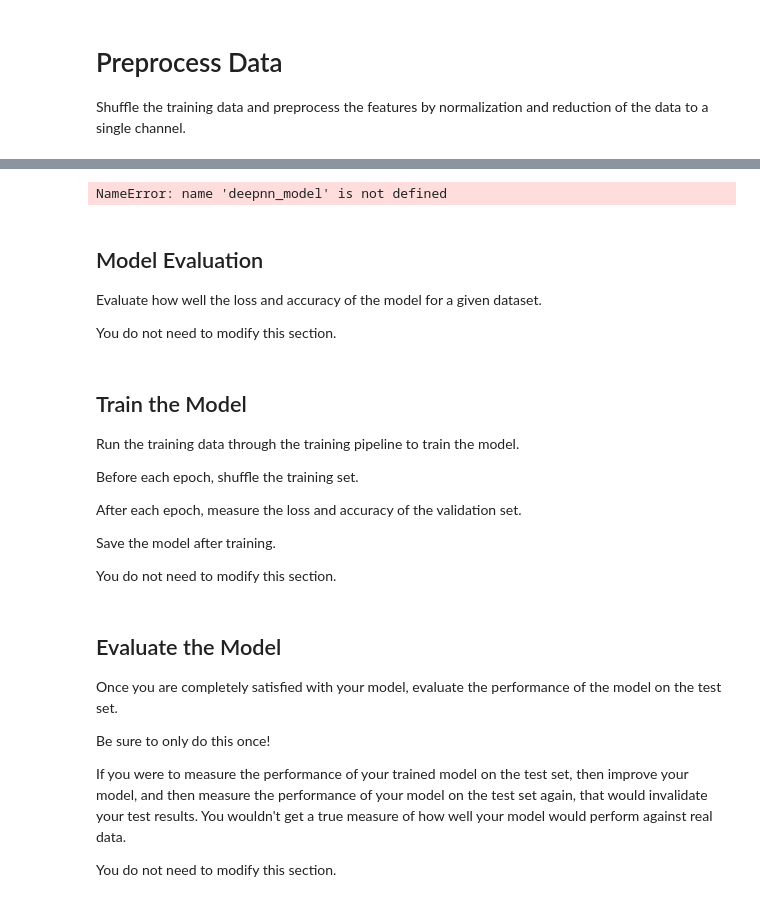
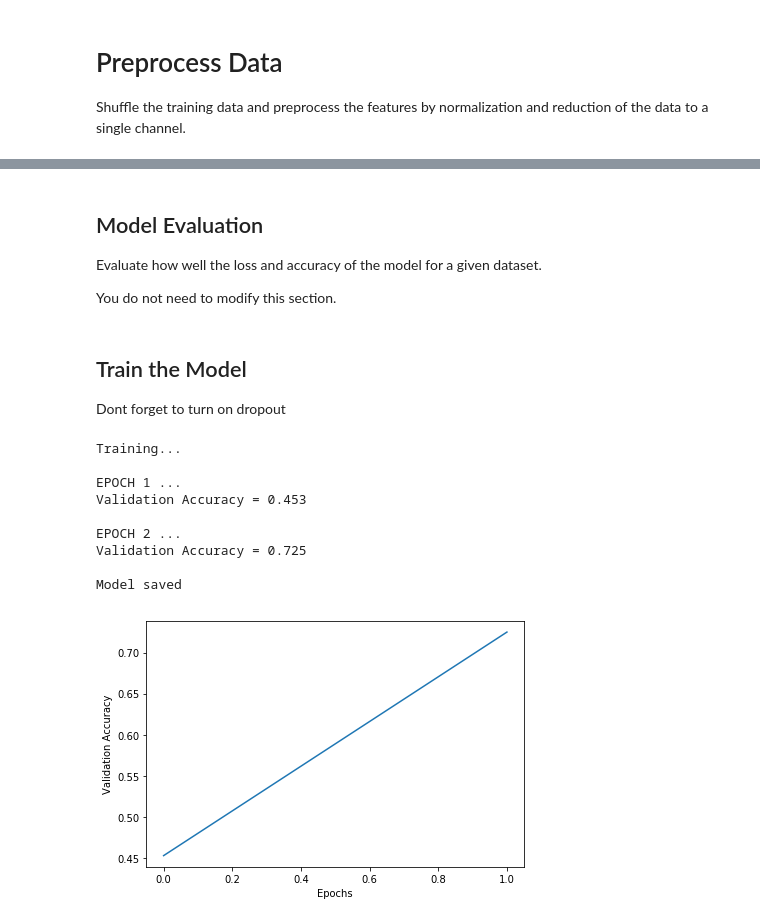
Before and after one commit to Ly0n/CarND-Traffic-Sign-cy, a Jupyter notebook: Traffic_Sign_cy.ipynb, the cells around one changed output, grey strips where cells are left out. Cells and saved outputs as stored; diff of their text form; code cells hidden in the pictures.

Commit message:
Project in general ready. Still report missing

```diff
--- a/Traffic_Sign_cy.ipynb
+++ b/Traffic_Sign_cy.ipynb
@@ -308,0 +122,12 @@ You do not need to modify this section.
+# %%
+EPOCHS = 2
+BATCH_SIZE = 128
+rate = 0.001
+# Since the Model is not to big use smaller dropout
+dropc1 = 0.7
+dropc2 = 0.8
+dropoutfc1 = tf.placeholder(tf.float32)
+dropoutfc2 = tf.placeholder(tf.float32)
+# Dropout value indicates propapility to keep value
+# Dropout is used the reduce the overfitting of the data by switching connections off an on.
+# This should increase the generalization
@@ -309,5 +241,5 @@ You do not need to modify this section.
 # %%
-x = tf.placeholder(tf.float32, (None, 32, 32, 3))
+x = tf.placeholder(tf.float32, (None, 32, 32, 1))
 y = tf.placeholder(tf.int32, (None))
 # Number of classes
 one_hot_y = tf.one_hot(y, 43)
@@ -319,11 +249,11 @@ You do not need to modify this section.
 # %%
-logits = deepnn_model(x)
+logits = lendeepnn_model(x)
 cross_entropy = tf.nn.softmax_cross_entropy_with_logits(labels=one_hot_y, logits=logits)
 loss_operation = tf.reduce_mean(cross_entropy)
+# Dynamic adjustment of the learning rate
+# https://machinelearningmastery.com/adam-optimization-algorithm-for-deep-learning/
 optimizer = tf.train.AdamOptimizer(learning_rate = rate)
 training_operation = optimizer.minimize(loss_operation)
-# %% [output]
-NameError: name 'deepnn_model' is not defined
 # %% [markdown]
 ## Model Evaluation
 Evaluate how well the loss and accuracy of the model for a given dataset.
@@ -334,56 +264,53 @@ correct_prediction = tf.equal(tf.argmax(logits, 1), tf.argmax(one_hot_y, 1))
 accuracy_operation = tf.reduce_mean(tf.cast(correct_prediction, tf.float32))
 saver = tf.train.Saver()
 
-def evaluate(X_data, y_data):
+def evaluate(X_data, y_data, dropc1 = 1,dropc2 = 1):
     num_examples = len(X_data)
     total_accuracy = 0
     sess = tf.get_default_session()
     for offset in range(0, num_examples, BATCH_SIZE):
         batch_x, batch_y = X_data[offset:offset+BATCH_SIZE], y_data[offset:offset+BATCH_SIZE]
-        accuracy = sess.run(accuracy_operation, feed_dict={x: batch_x, y: batch_y})
+        accuracy = sess.run(accuracy_operation, feed_dict={dropoutfc1: dropc1,dropoutfc2: dropc2, x: batch_x, y: batch_y})
         total_accuracy += (accuracy * len(batch_x))
     return total_accuracy / num_examples
-# %% [markdown]
-## Train the Model
-Run the training data through the training pipeline to train the model.
-
-Before each epoch, shuffle the training set.
-
-After each epoch, measure the loss and accuracy of the validation set.
-
-Save the model after training.
-
-You do not need to modify this section.
+# %% [markdown]
+## Train the Model
+Dont forget to turn on dropout
 # %%
 validation_progress = []
 with tf.Session() as sess:
     sess.run(tf.global_variables_initializer())
     num_examples = len(X_train)
 
     print("Training...")
     print()
     for i in range(EPOCHS):
         X_train, y_train = shuffle(X_train, y_train)
         for offset in range(0, num_examples, BATCH_SIZE):
             end = offset + BATCH_SIZE
             batch_x, batch_y = X_train[offset:end], y_train[offset:end]
-            sess.run(training_operation, feed_dict={x: batch_x, y: batch_y})
+            sess.run(training_operation, feed_dict={dropoutfc1: dropc1,dropoutfc2: dropc2, x: batch_x, y: batch_y})
 
-        validation_accuracy = evaluate(X_validation, y_validation)
+        validation_accuracy = evaluate(X_validation, y_validation, dropc1, dropc2)
         print("EPOCH {} ...".format(i+1))
         print("Validation Accuracy = {:.3f}".format(validation_accuracy))
         print()
         validation_progress.append(validation_accuracy)
 
-    saver.save(sess, './lynet')
+    saver.save(sess, './ly0nnet')
     print("Model saved")
     plt.plot(validation_progress)
+    plt.tight_layout()
+    plt.ylabel('Validation Accuracy')
+    plt.xlabel('Epochs')
+# %% [output]
+Training...
+
+EPOCH 1 ...
+Validation Accuracy = 0.453
+
+EPOCH 2 ...
+Validation Accuracy = 0.725
+
+Model saved
+[figure, added]
-# %% [markdown]
-## Evaluate the Model
-Once you are completely satisfied with your model, evaluate the performance of the model on the test set.
-
-Be sure to only do this once!
-
-If you were to measure the performance of your trained model on the test set, then improve your model, and then measure the performance of your model on the test set again, that would invalidate your test results. You wouldn't get a true measure of how well your model would perform against real data.
-
-You do not need to modify this section.
```
Also changed, not shown: parts of 22 cells of this notebook, 23 other files.
